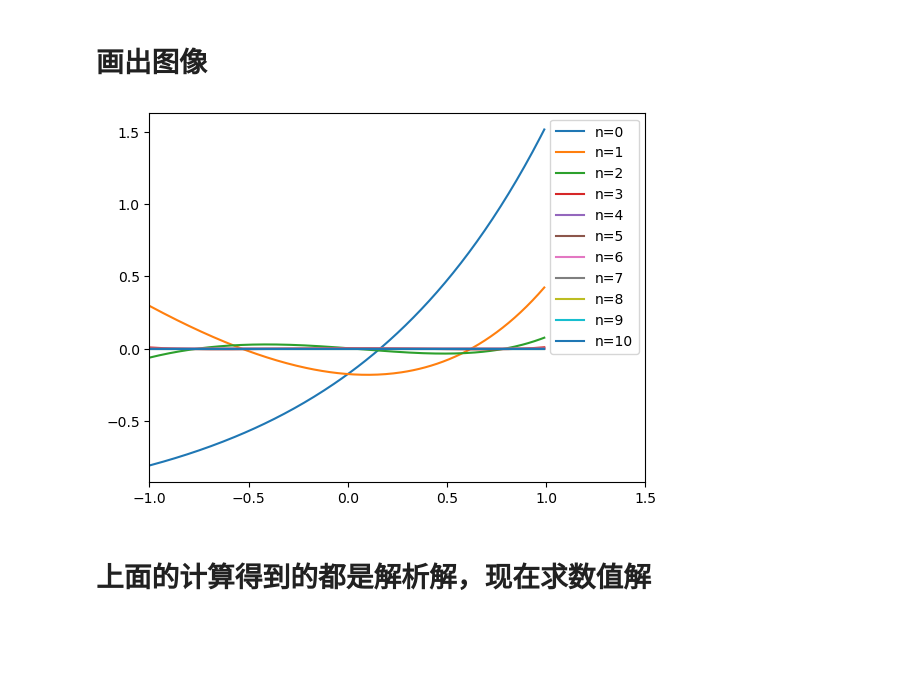
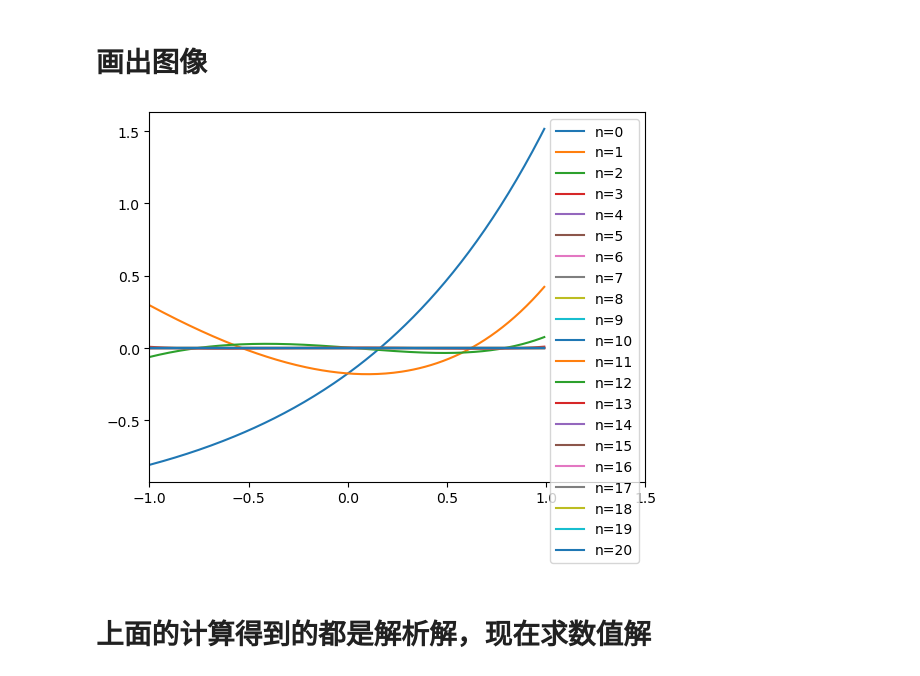
Before and after one commit to Suffoc/SquareApproximation, a Jupyter notebook: SquareApproximation.ipynb, the cells around one changed output. Drawn from its saved outputs; the diff is of its cells as text; code cells hidden in the pictures; blank space fills up the shorter version.

```diff
--- a/SquareApproximation.ipynb
+++ b/SquareApproximation.ipynb
@@ -9,12 +9,13 @@ import csv
 # %% [markdown]
 # 构造勒让德多项式，并存储在P中
 # %%
+max_n = 20
 x = Symbol('x')
 Lgd = [sympy.numer(1), x]
 
-for i in range(2,11):
+for i in range(2,max_n + 1):
     Lgd.append(sympy.simplify(Rational(2 * i - 1, i) * x * Lgd[i - 1] - Rational(i - 1, i) * Lgd[i - 2]))
-for i in range(11):
+for i in range(max_n + 1):
     print(i, Lgd[i])
 # %% [output]
 0 1
@@ -36,7 +43,7 @@ f = sympy.exp(x)
 # 计算勒让德多项式的模长
 # %%
 norm = []
-for i in range(11):
+for i in range(max_n + 1):
     norm.append(sympy.integrate(Lgd[i] ** 2, (x, -1, 1)))
 print(norm)
 # %% [output]
@@ -45,7 +52,7 @@ print(norm)
 # 计算f在以勒让德多项式为基的空间中的分量
 # %%
 coef_poly = []
-for i in range(11):
+for i in range(max_n + 1):
     coef_poly.append(sympy.integrate(f * Lgd[i], (x, -1, 1))/ norm[i])
 print(coef_poly)
 # %% [output]
@@ -55,13 +62,13 @@ print(coef_poly)
 # %%
 P = []
 epsilon = []
-for i in range(11):
+for i in range(max_n + 1):
     tmp_p = 0
     for j in range(i + 1):
         tmp_p += coef_poly[j] * Lgd[j]
     P.append(sympy.simplify(tmp_p))
     epsilon.append(sympy.simplify(f - P[i]))
-for i in range(11):
+for i in range(max_n + 1):
     print(i, P[i], epsilon[i])
 # %% [output]
 0 sinh(1) exp(x) - sinh(1)
@@ -80,19 +93,19 @@ for i in range(11):
 # %%
 x_range = np.arange(-1, 1, 0.01)
 error = []
-for i in range(11):
+for i in range(max_n + 1):
     tmp_error = []
     for x_ in x_range:
         tmp_error.append(epsilon[i].evalf(subs = {x:x_}))
     error.append(tmp_error)
     tmp_error = np.array(tmp_error)
     plt.plot(x_range, tmp_error, label = "n=" + str(i))
 plt.xlim(-1, 1.5)
 plt.legend(loc='best')
 plt.savefig("误差.svg", dpi=300,format='svg')
 plt.show()
 # %% [output]
-[figure, old version]
+[figure, new version]
 # %% [markdown]
 # 上面的计算得到的都是解析解，现在求数值解
 # %%
```
Also changed, not shown: parts of 9 cells of this notebook.
